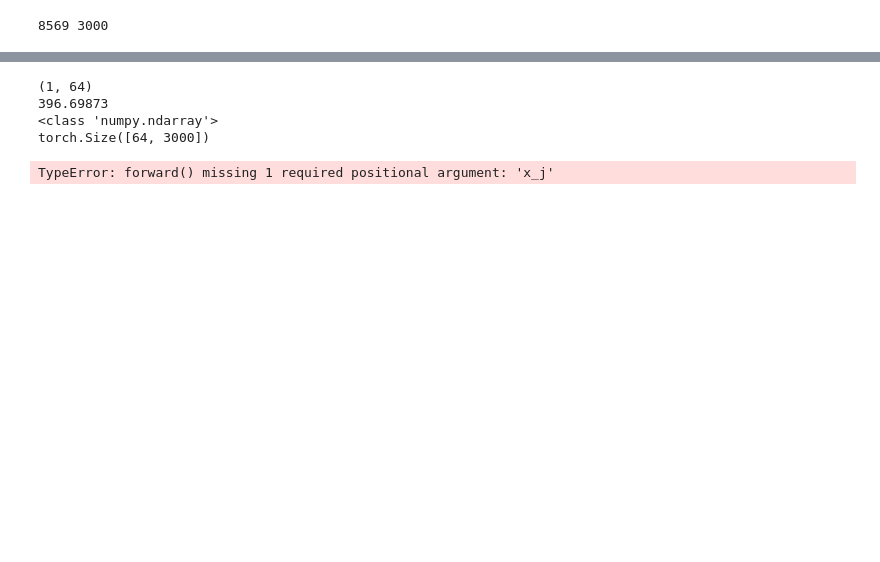
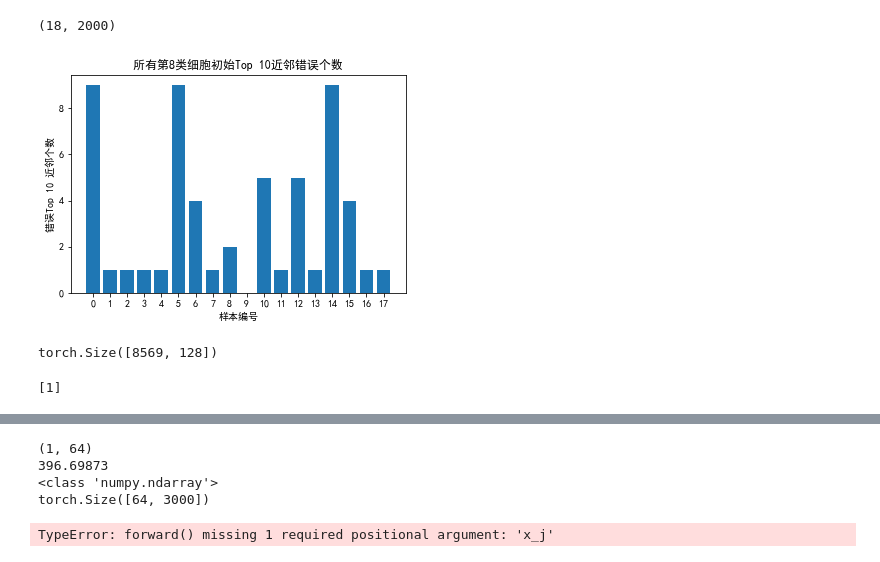
Before and after one commit to TomGoh/scCC, a Jupyter notebook: hnsw-test.ipynb, the cells around one changed output, grey strips where cells are left out. Cells and saved outputs as stored; diff of their text form; code cells hidden in the pictures; blank space fills up the shorter version.

Commit message:
Visualization

```diff
--- a/hnsw-test.ipynb
+++ b/hnsw-test.ipynb
@@ -78,11 +78,32 @@ for features, labels in scDataLoader:
+# %%
+index=np.where(y_ndarray.squeeze()==8)
+# print(index)
+x_8 =x_ndarray[index]
+print(x_8.shape)
+# print(x_8)
+# %% [output]
+(18, 2000)
 # %%
 num_elements=len(scDataset)
-dim=high_var_gene
-print(num_elements,dim)
-p=hnswlib.Index(space='l2',dim=dim)
-p.init_index(max_elements=num_elements, ef_construction=100, M=16)
-p.set_ef(100)
-p.set_num_threads(4)
-p.add_items(x_ndarray)
+n=hnswlib.Index(space='cosine',dim=args.num_genes)
+n.init_index(max_elements=num_elements, ef_construction=100, M=16)
+n.set_ef(100)
+n.set_num_threads(4)
+n.add_items(x_ndarray)
-# %% [output]
-8569 3000
+# %%
+incorrect_8=[]
+for i in x_8:
+    label,distance=n.knn_query(i,k=10)
+    incorrect=np.where(y_ndarray[label.squeeze()]!=8)[0].shape[0]
+    incorrect_8.append(incorrect)
+from matplotlib import pyplot as plt
+plt.rcParams['font.sans-serif'] = ['SimHei']  # 用来正常显示中文标签
+plt.rcParams['axes.unicode_minus'] = False  # 用来正常显示负号
+plt.bar(x=np.arange(len(incorrect_8)),height=incorrect_8)
+plt.xticks(np.arange(len(incorrect_8)))
+plt.xlabel('样本编号')
+plt.ylabel('错误Top 10 近邻个数')
+plt.title('所有第8类细胞初始Top 10近邻错误个数')
+plt.show()
+# %% [output]
+[figure, added]
@@ -88,0 +114,17 @@ p.add_items(x_ndarray)
+# %%
+from sklearn.manifold import TSNE
+
+
+
+checkpoint = torch.load('save\sc-no-bank-drop2\checkpoint_498.tar')
+model.load_state_dict(checkpoint['net'])
+x=torch.tensor(x_ndarray,dtype=torch.float32).to('cuda')
+embeddings=model.forward_embedding(x)
+print(embeddings.shape)
+embeddings=embeddings.detach().cpu().numpy()
+# %% [output]
+torch.Size([8569, 128])
+# %%
+print(y_ndarray[0])
+# %% [output]
+[1]
```
Also changed, not shown: parts of 28 cells of this notebook, 23 other files.
